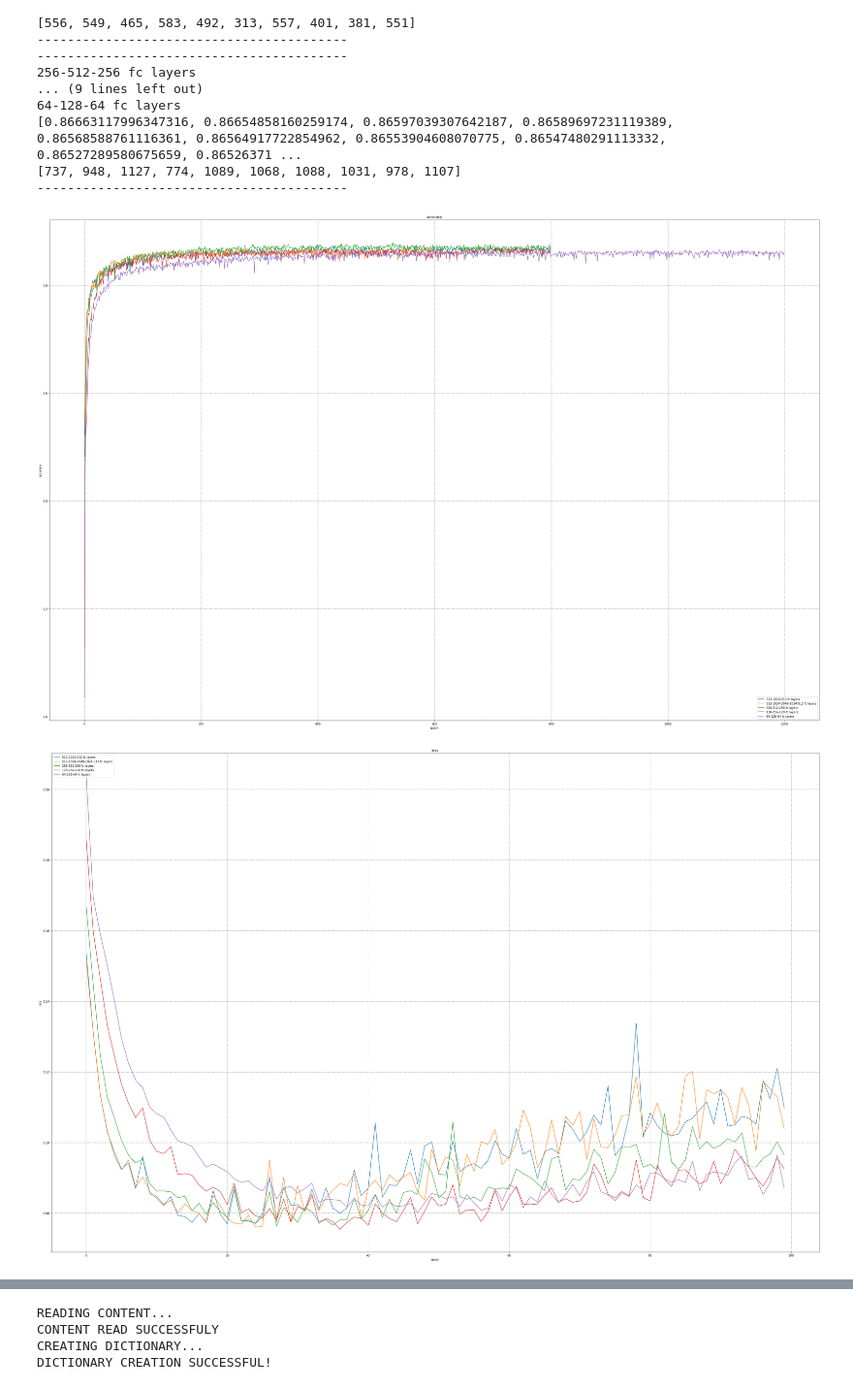
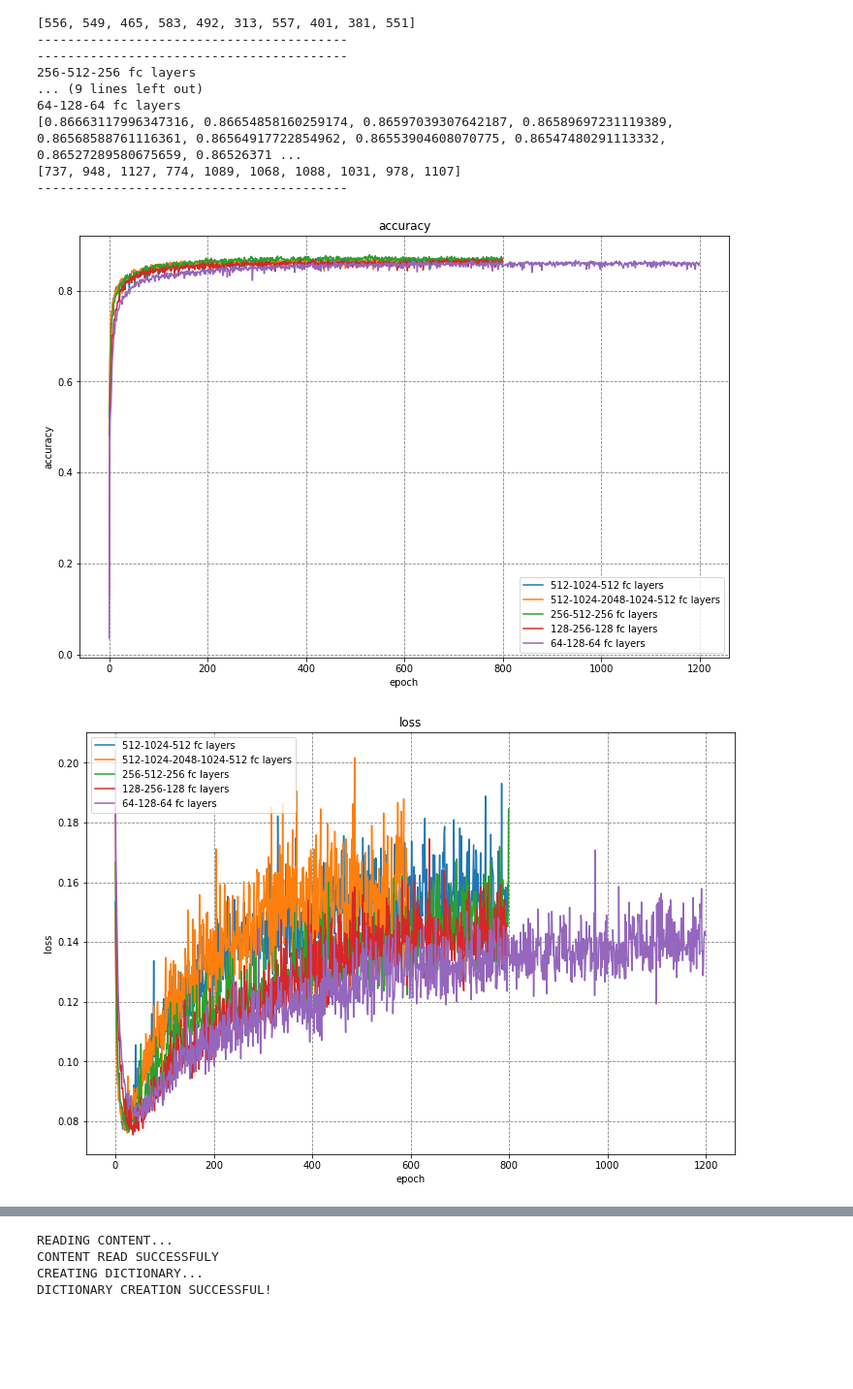
Before and after one commit to lkrsnik/accetuation, a Jupyter notebook: cnn/word_accetuation/cnn_dictionary/results_presentation.ipynb, the cells around one changed output, grey strips where cells are left out. Shown at 97% size. Drawn from its saved outputs; the diff is of its cells as text; code cells hidden in the pictures; blank space fills up the shorter version.

```diff
--- a/cnn/word_accetuation/cnn_dictionary/results_presentation.ipynb
+++ b/cnn/word_accetuation/cnn_dictionary/results_presentation.ipynb
@@ -57,9 +57,9 @@ for el in history:
 -----------------------------------------
 # %%
 # plt.rcParams["figure.figsize"] = fig_size
-plt.rcParams["figure.figsize"] = [48.0, 32.0]
+# plt.rcParams["figure.figsize"] = [48.0, 32.0]
 # plt.rcParams["figure.figsize"] = [24.0, 16.0]
-# plt.rcParams["figure.figsize"] = [12.0, 8.0]
+plt.rcParams["figure.figsize"] = [12.0, 8.0]
 # plt.rcParams["figure.figsize"] = [9.0, 6.0]
 # plt.rcParams["figure.figsize"] = [6.0, 4.0]
 for res in history:
@@ -99,7 +99,7 @@ plt.show()
 
 # summarize history for loss
 for res in history:
-    plt.plot(res['history']['val_loss'][:100])
+    plt.plot(res['history']['val_loss'])
 plt.title('loss')
 plt.ylabel('loss')
 plt.xlabel('epoch')
@@ -116,9 +116,9 @@ plt.show()
 
 # summarize history for loss and accuracy
 for res in history:
-    plt.plot(res['history']['val_loss'][:100])
+    plt.plot(res['history']['val_loss'])
 for res in history:
-    plt.plot(res['history']['val_actual_accuracy'][:100])
+    plt.plot(res['history']['val_actual_accuracy'])
 plt.title('loss')
 plt.ylabel('loss')
 plt.xlabel('epoch')
@@ -136,32 +136,32 @@ plt.show()
 
 # graphs only per model
 plt.plot(res['history']['actual_accuracy'])
 plt.plot(res['history']['val_actual_accuracy'])
 plt.title('model accuracy')
 plt.ylabel('accuracy')
 plt.xlabel('epoch')
 plt.legend(['train', 'test'], loc='lower right')
 
 # draws gray dashed lines below
 ax = plt.subplot(111)
 ax.set_axisbelow(True)
 ax.yaxis.grid(color='gray', linestyle='dashed')
 ax.xaxis.grid(color='gray', linestyle='dashed')
 plt.show()
 # summarize history for loss
 plt.plot(res['history']['loss'])
 plt.plot(res['history']['val_loss'])
 plt.title('model loss')
 plt.ylabel('loss')
 plt.xlabel('epoch')
 plt.legend(['train', 'test'], loc='upper left')
 
 # draws gray dashed lines below
 ax = plt.subplot(111)
 ax.set_axisbelow(True)
 ax.yaxis.grid(color='gray', linestyle='dashed')
 ax.xaxis.grid(color='gray', linestyle='dashed')
 plt.show()
 # %% [output]
-[figure, old version]
+[figure, new version]
-[figure, old version]
+[figure, new version]
```
Also changed, not shown: parts of 1 cell of this notebook, 3 other files.
